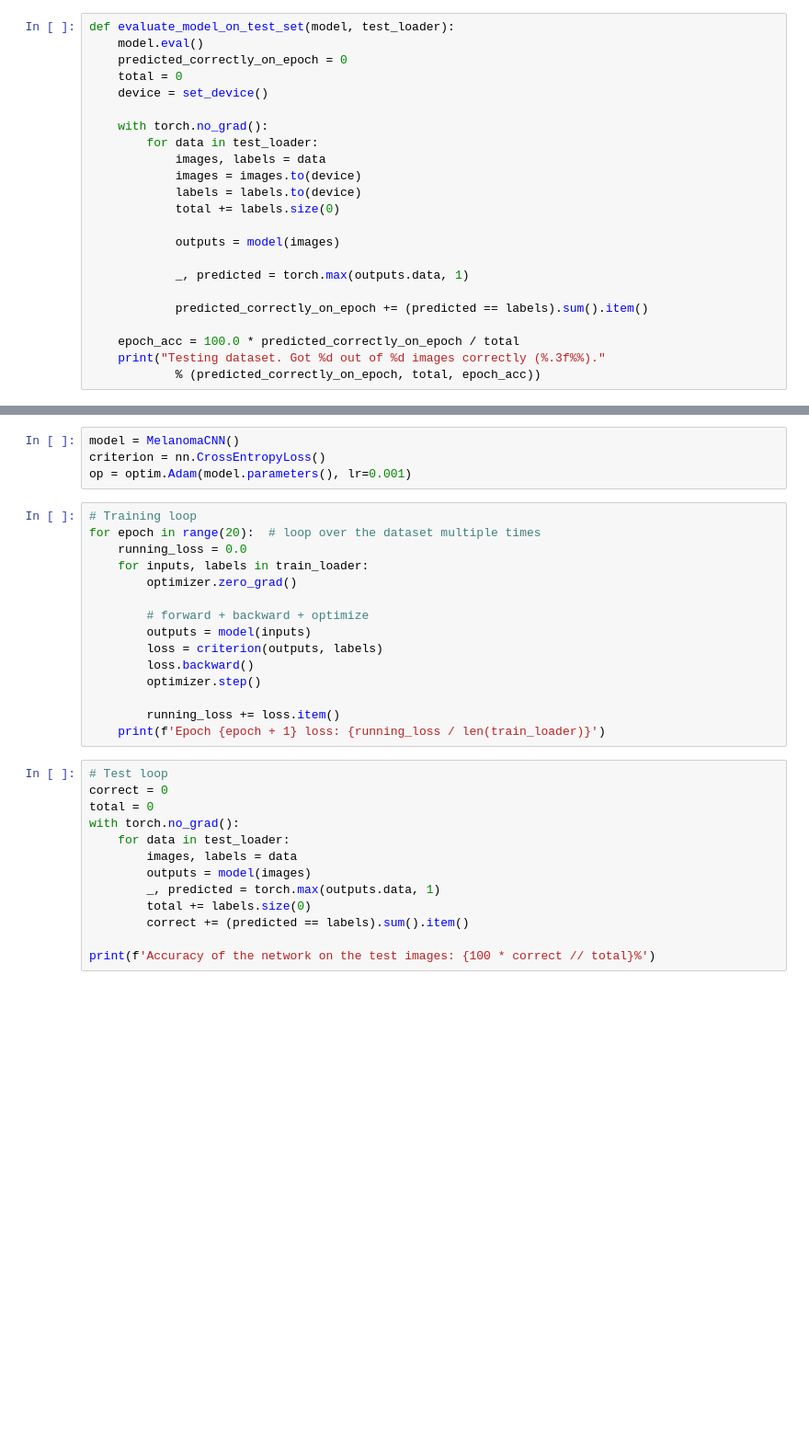
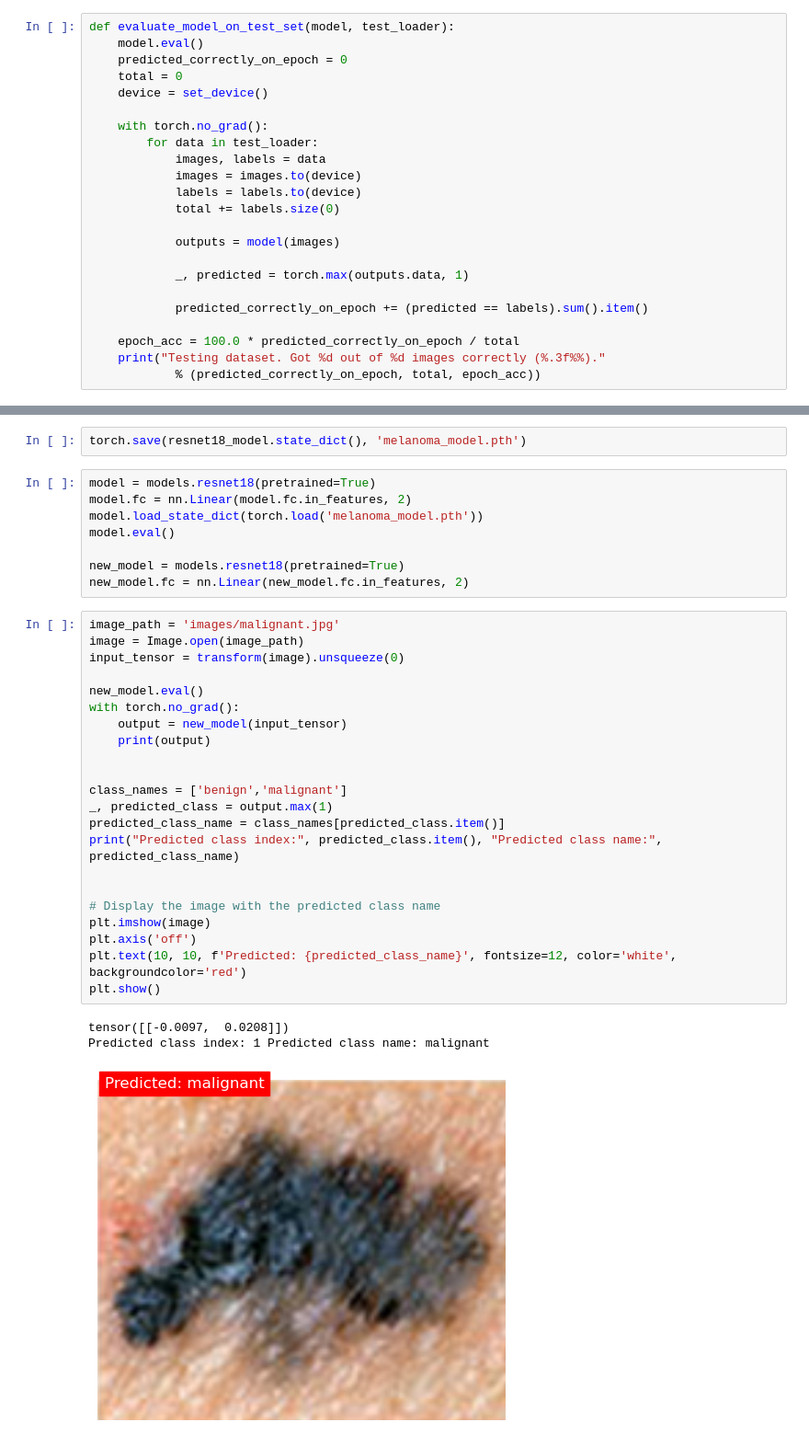
Before and after one commit to chloekoh2003/skin-machine-learning, a Jupyter notebook: melanoma/melanoma.ipynb, the cells around one changed output, grey strips where cells are left out. Shown at 92% size. Drawn from its saved outputs; the diff is of its cells as text; blank space fills up the shorter version.

Commit message:
updated melanoma model

```diff
--- a/melanoma/melanoma.ipynb
+++ b/melanoma/melanoma.ipynb
@@ -173,32 +173,36 @@ class MelanomaCNN(nn.Module):
-# %%
-model = MelanomaCNN()
-criterion = nn.CrossEntropyLoss()
-op = optim.Adam(model.parameters(), lr=0.001)
-# %%
-# Training loop
-for epoch in range(20):  # loop over the dataset multiple times
-    running_loss = 0.0
-    for inputs, labels in train_loader:
-        optimizer.zero_grad()
-
-        # forward + backward + optimize
-        outputs = model(inputs)
-        loss = criterion(outputs, labels)
-        loss.backward()
-        optimizer.step()
-
-        running_loss += loss.item()
-    print(f'Epoch {epoch + 1} loss: {running_loss / len(train_loader)}')
-# %%
-# Test loop
-correct = 0
-total = 0
-with torch.no_grad():
-    for data in test_loader:
-        images, labels = data
-        outputs = model(images)
-        _, predicted = torch.max(outputs.data, 1)
-        total += labels.size(0)
-        correct += (predicted == labels).sum().item()
-
-print(f'Accuracy of the network on the test images: {100 * correct // total}%')
+# %%
+torch.save(resnet18_model.state_dict(), 'melanoma_model.pth')
+# %%
+model = models.resnet18(pretrained=True)
+model.fc = nn.Linear(model.fc.in_features, 2)
+model.load_state_dict(torch.load('melanoma_model.pth'))
+model.eval()
+
+new_model = models.resnet18(pretrained=True)
+new_model.fc = nn.Linear(new_model.fc.in_features, 2)
+# %%
+image_path = 'images/malignant.jpg'
+image = Image.open(image_path)
+input_tensor = transform(image).unsqueeze(0)
+
+new_model.eval()
+with torch.no_grad():
+    output = new_model(input_tensor)
+    print(output)
+
+
+class_names = ['benign','malignant']
+_, predicted_class = output.max(1)
+predicted_class_name = class_names[predicted_class.item()]
+print("Predicted class index:", predicted_class.item(), "Predicted class name:", predicted_class_name)
+
+
+# Display the image with the predicted class name
+plt.imshow(image)
+plt.axis('off')
+plt.text(10, 10, f'Predicted: {predicted_class_name}', fontsize=12, color='white', backgroundcolor='red')
+plt.show()
+# %% [output]
+tensor([[-0.0097,  0.0208]])
+Predicted class index: 1 Predicted class name: malignant
+[figure, added]
```
Also changed, not shown: parts of 9 cells of this notebook, 3 other files.
